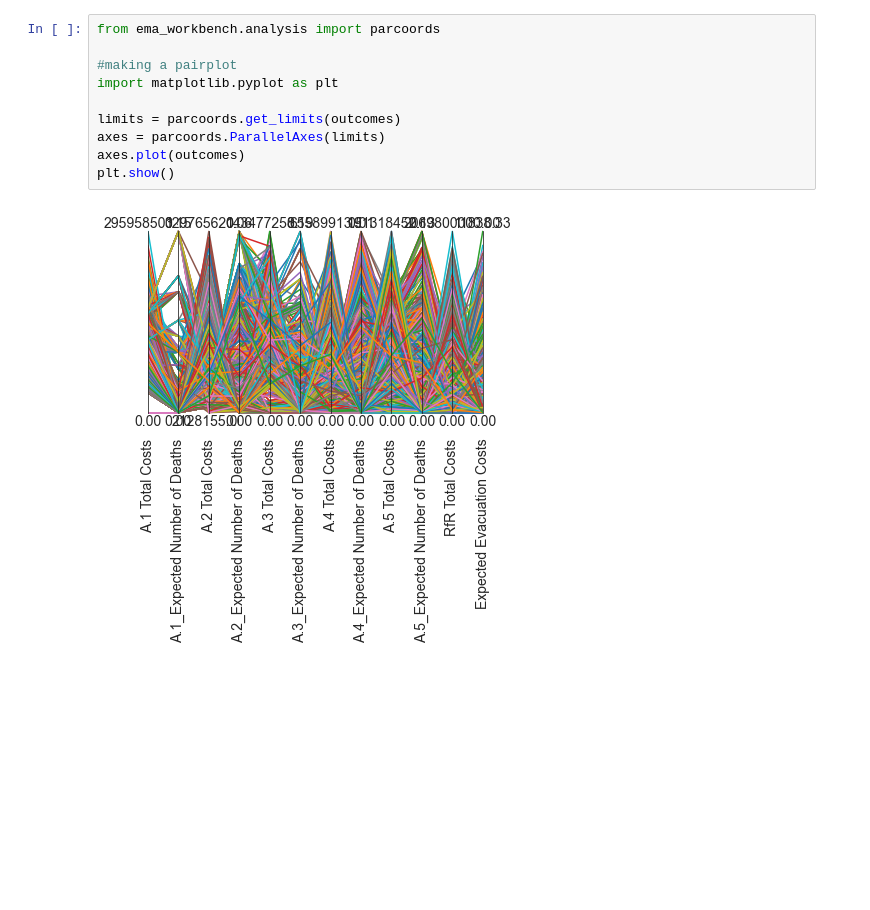
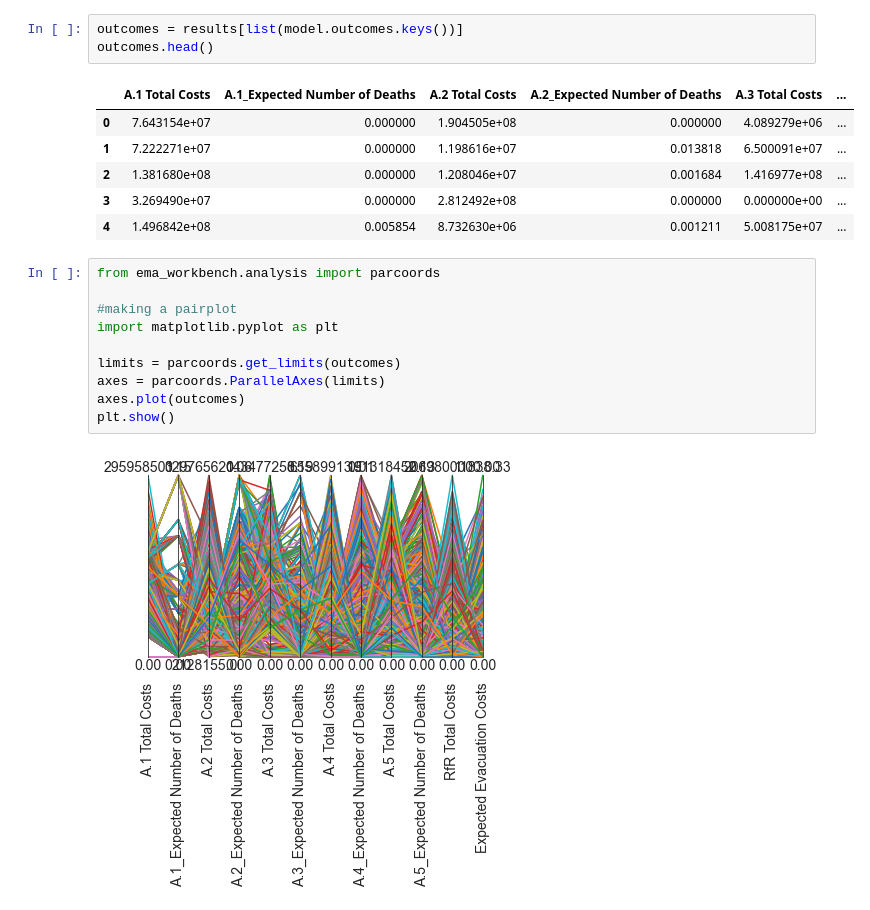
Before and after one commit to EwoutH/modelbased-g13, a Jupyter notebook: Optimization policies.ipynb, the cells around one changed output. Saved outputs shown, nothing was run; the diff lists cells and outputs as text; blank space fills up the shorter version.

```diff
--- a/Optimization policies.ipynb
+++ b/Optimization policies.ipynb
@@ -98,3 +93,13 @@ outcomes = results.loc[:, ['A.1 Total Costs', 'A.1_Expected Number of Deaths', '
+# %%
+outcomes = results[list(model.outcomes.keys())]
+outcomes.head()
+# %% [output]
+|  | A.1 Total Costs | A.1_Expected Number of Deaths | A.2 Total Costs | A.2_Expected Number of Deaths | A.3 Total Costs | ... |
+| 0 | 7.643154e+07 | 0.000000 | 1.904505e+08 | 0.000000 | 4.089279e+06 | ... |
+| 1 | 7.222271e+07 | 0.000000 | 1.198616e+07 | 0.013818 | 6.500091e+07 | ... |
+| 2 | 1.381680e+08 | 0.000000 | 1.208046e+07 | 0.001684 | 1.416977e+08 | ... |
+| 3 | 3.269490e+07 | 0.000000 | 2.812492e+08 | 0.000000 | 0.000000e+00 | ... |
+| 4 | 1.496842e+08 | 0.005854 | 8.732630e+06 | 0.001211 | 5.008175e+07 | ... |
 # %%
 from ema_workbench.analysis import parcoords
 
```
Also changed, not shown: parts of 12 cells of this notebook, 1 other file.
